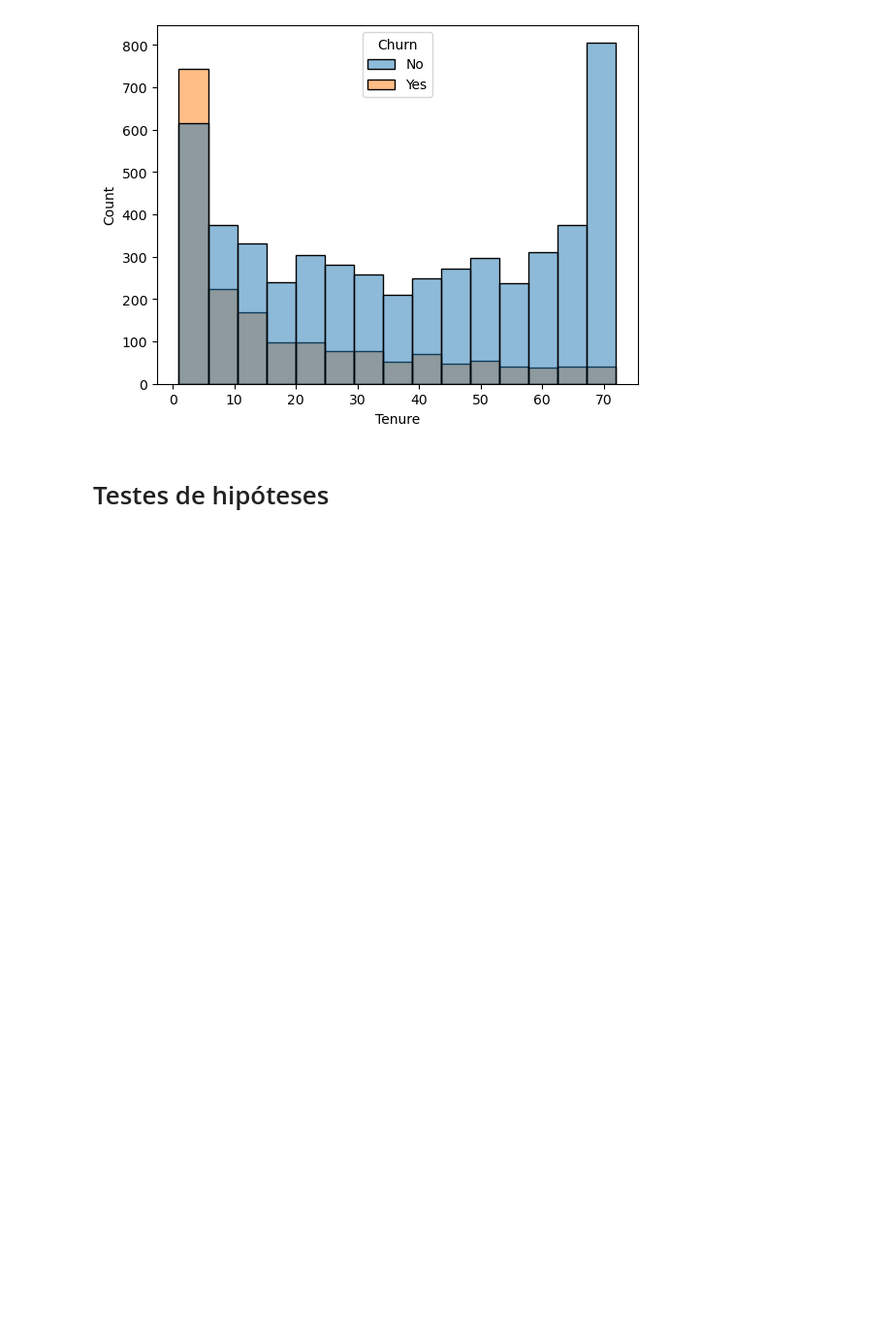
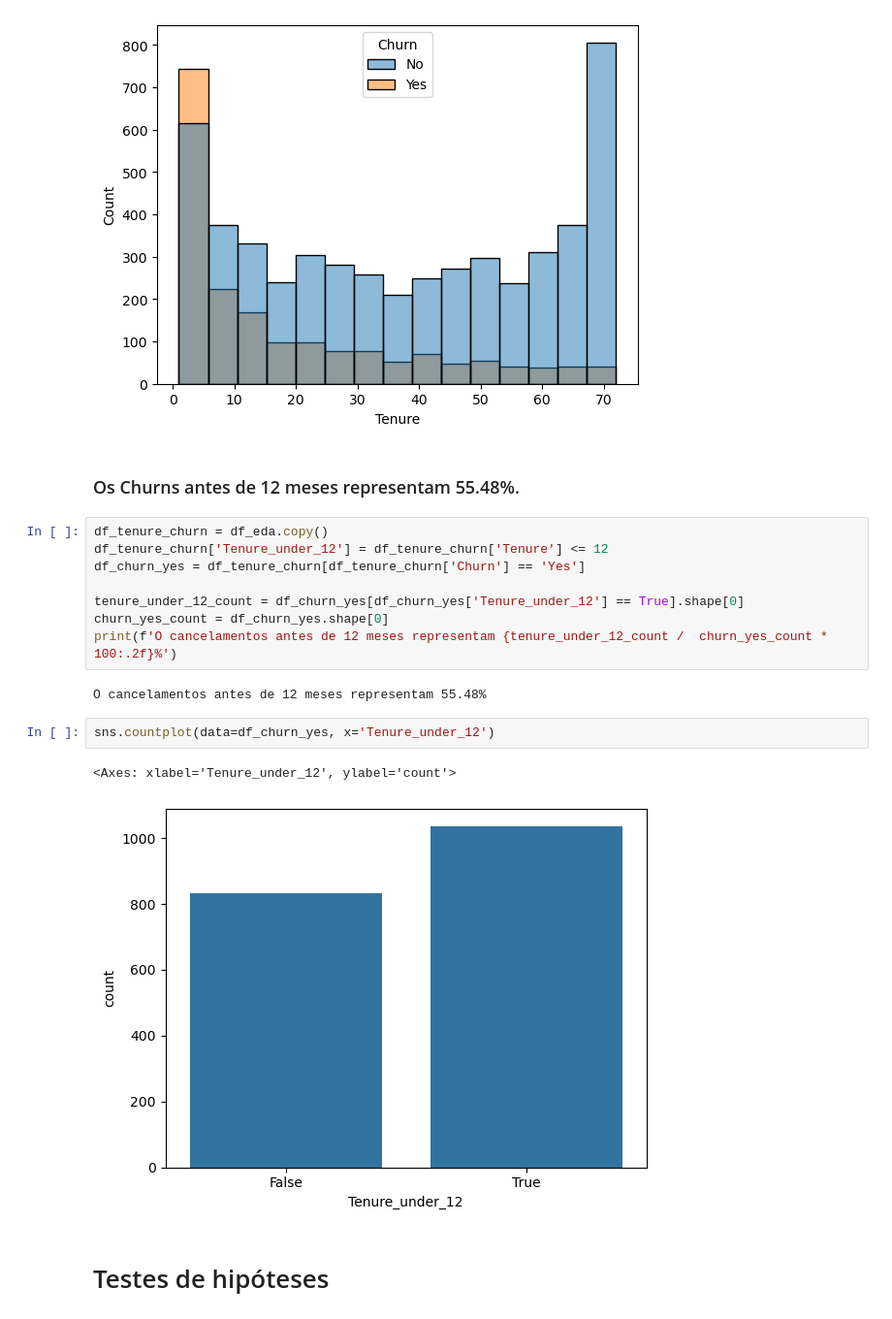
Before and after one commit to igao01/ds_telecom_churn, a Jupyter notebook: notebooks/eda_telco_churn.ipynb, the cells around one changed output. Shown at 97% size. Saved outputs shown, nothing was run; the diff lists cells and outputs as text; blank space fills up the shorter version.

```diff
--- a/notebooks/eda_telco_churn.ipynb
+++ b/notebooks/eda_telco_churn.ipynb
@@ -73,6 +73,23 @@ sns.histplot(data=df_eda, x='Tenure', hue=TARGET_COLUMN)
 # %% [output]
 <Axes: xlabel='Tenure', ylabel='Count'>
 [figure]
+# %% [markdown]
+### Os Churns antes de 12 meses representam 55.48%.
+# %%
+df_tenure_churn = df_eda.copy()
+df_tenure_churn['Tenure_under_12'] = df_tenure_churn['Tenure'] <= 12
+df_churn_yes = df_tenure_churn[df_tenure_churn['Churn'] == 'Yes']
+
+tenure_under_12_count = df_churn_yes[df_churn_yes['Tenure_under_12'] == True].shape[0]
+churn_yes_count = df_churn_yes.shape[0]
+print(f'O cancelamentos antes de 12 meses representam {tenure_under_12_count /  churn_yes_count * 100:.2f}%')
+# %% [output]
+O cancelamentos antes de 12 meses representam 55.48%
+# %%
+sns.countplot(data=df_churn_yes, x='Tenure_under_12')
+# %% [output]
+<Axes: xlabel='Tenure_under_12', ylabel='count'>
+[figure, added]
 # %% [markdown]
 # Testes de hipóteses
 # %%
```
Also changed, not shown: parts of 2 cells of this notebook.
